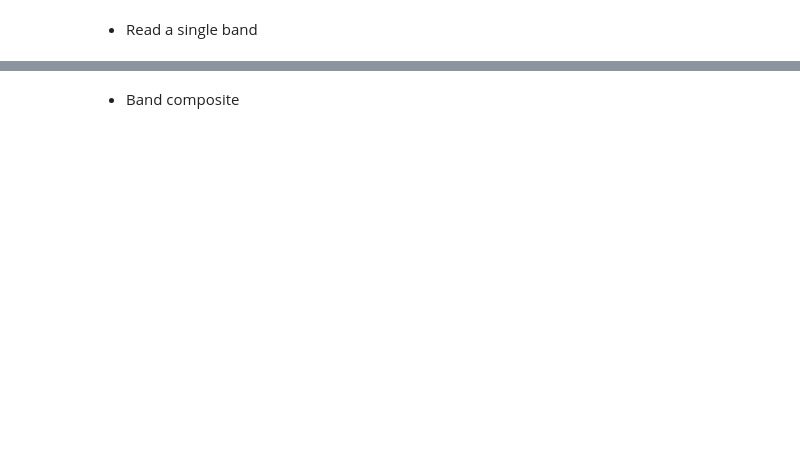
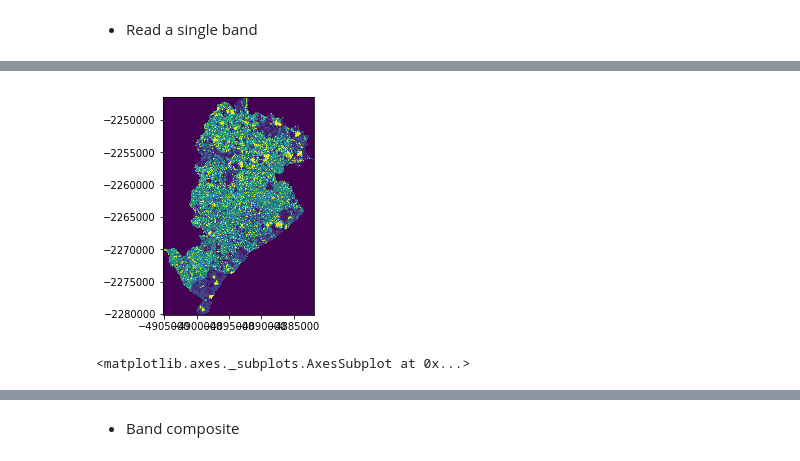
Before and after one commit to darribas/gds_ufmg19, a Jupyter notebook: notebooks/d5n1_satellite.ipynb, the cells around one changed output, grey strips where cells are left out. Cells and saved outputs as stored; diff of their text form; code cells hidden in the pictures; blank space fills up the shorter version.

```diff
--- a/notebooks/d5n1_satellite.ipynb
+++ b/notebooks/d5n1_satellite.ipynb
@@ -4,3 +11,5 @@
 ## Read Satellite Images
 # %% [markdown]
 * Connect to file
+# %%
+sat = rasterio.open('../data/bhm_sat_wm.tif')
@@ -7,2 +28,4 @@
 # %% [markdown]
 * Read a single band
+# %%
+red = sat.read(1)
@@ -8,0 +42,5 @@
+# %%
+rioshow(red, transform=sat.transform)
+# %% [output]
+[figure, added]
+<matplotlib.axes._subplots.AxesSubplot at 0x...>
```
Also changed, not shown: parts of 14 cells of this notebook, 1 other file.
